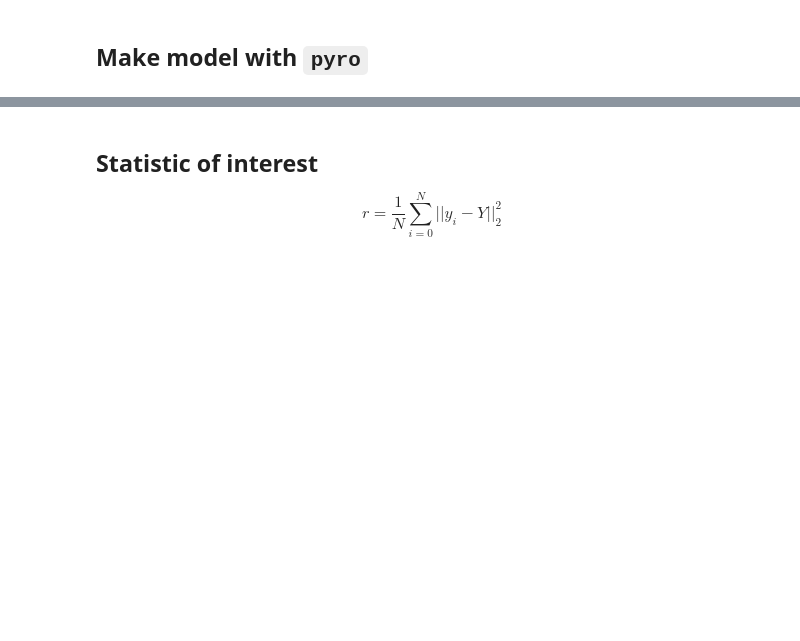
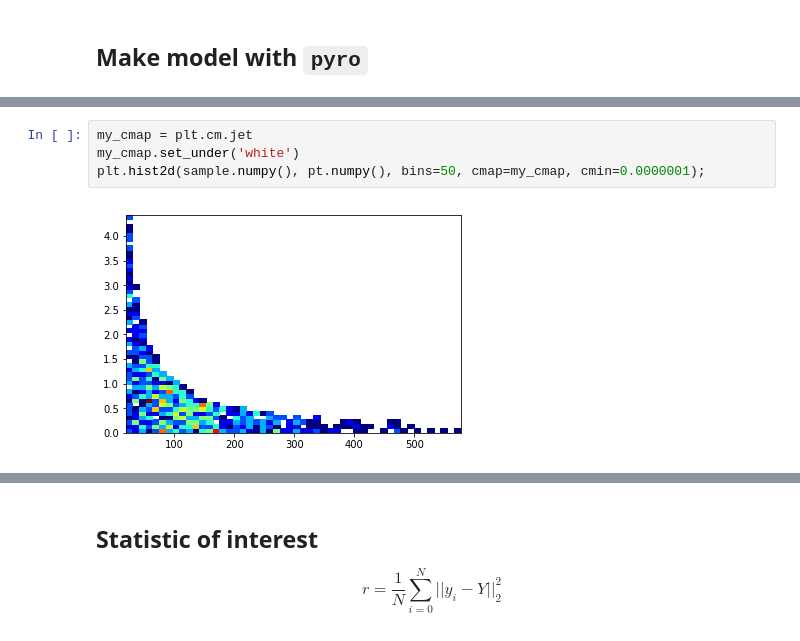
Before and after one commit to SchattenGenie/diff-surrogate, a Jupyter notebook: model.ipynb, the cells around one changed output, grey strips where cells are left out. Drawn from its saved outputs; the diff is of its cells as text; blank space fills up the shorter version.

```diff
--- a/model.ipynb
+++ b/model.ipynb
@@ -33,0 +43,6 @@ mu_dist = dist.Delta(torch.tensor(-50., requires_grad=True))
+# %%
+my_cmap = plt.cm.jet
+my_cmap.set_under('white')
+plt.hist2d(sample.numpy(), pt.numpy(), bins=50, cmap=my_cmap, cmin=0.0000001);
+# %% [output]
+[figure, added]
```
Also changed, not shown: parts of 8 cells of this notebook.
